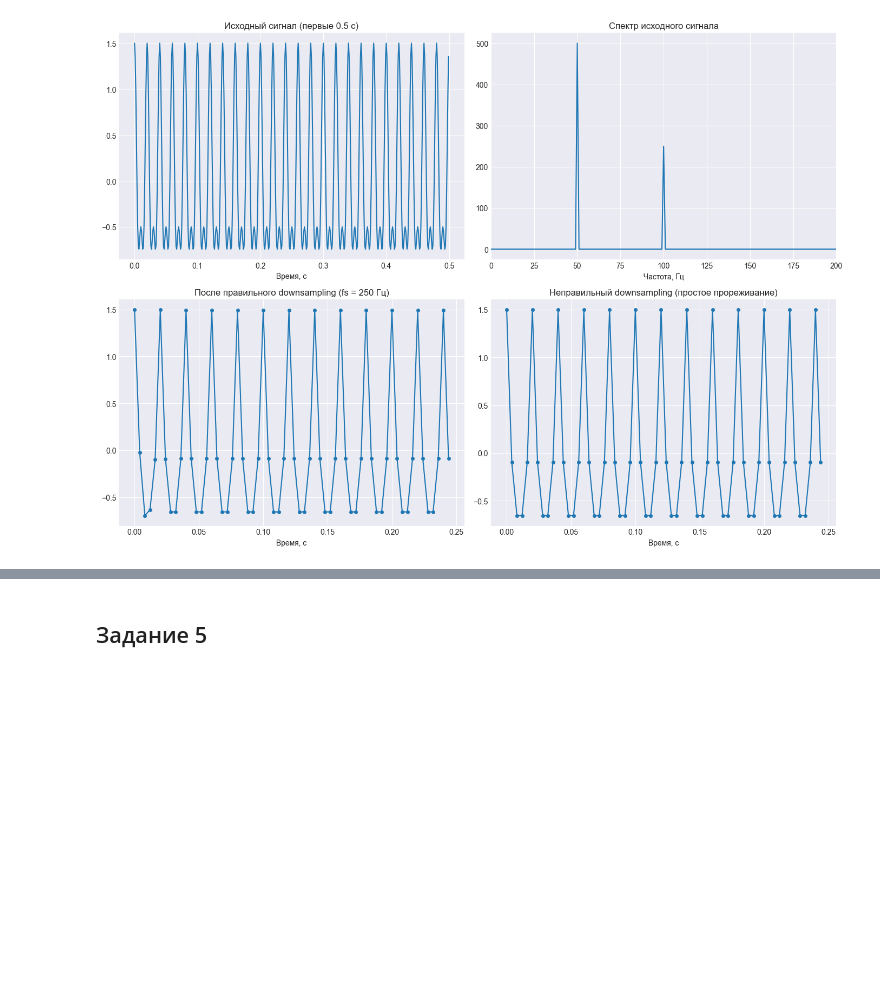
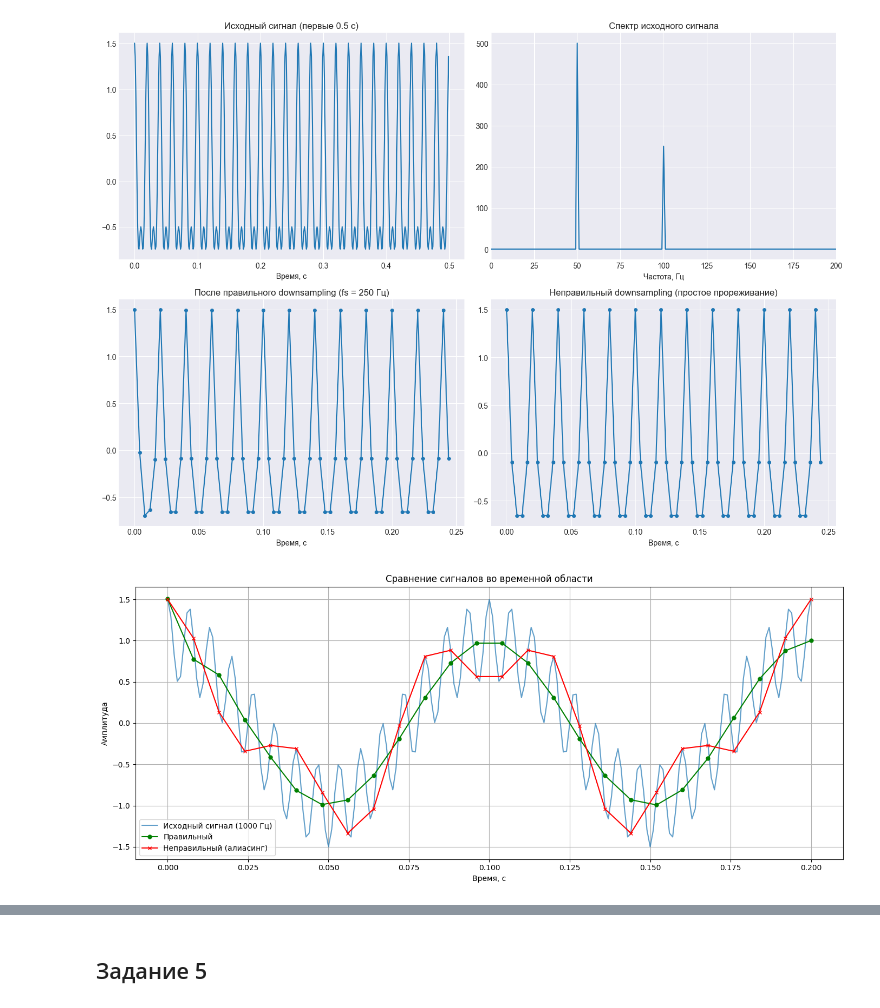
Before and after one commit to KamenevIvan/DPoS, a Jupyter notebook: lab7.ipynb, the cells around one changed output, grey strips where cells are left out. Drawn from its saved outputs; the diff is of its cells as text; code cells hidden in the pictures; blank space fills up the shorter version.

```diff
--- a/lab7.ipynb
+++ b/lab7.ipynb
@@ -317,3 +317,91 @@ plt.tight_layout()
 plt.show()
 # %% [output]
 [figure]
+# %%
+import numpy as np
+import matplotlib.pyplot as plt
+from scipy import signal
+from scipy.fft import fft, fftfreq
+
+
+fs_original = 1000
+t = np.linspace(0, 1, fs_original, endpoint=False)
+f1, f2 = 10, 150
+
+
+original_signal = np.cos(2 * np.pi * f1 * t) + 0.5 * np.cos(2 * np.pi * f2 * t)
+
+
+N = 8
+fs_new = fs_original // N
+nyquist_new = fs_new / 2
+
+
+b, a = signal.butter(8, nyquist_new / (fs_original / 2), btype='low')
+filtered_signal = signal.filtfilt(b, a, original_signal)
+downsampled_correct = filtered_signal[::N]
+t_new = t[::N]
+
+
+downsampled_wrong = original_signal[::N]
+
+
+plt.figure(figsize=(14, 6))
+
+mask = t <= 0.2
+mask_new = t_new <= 0.2
+
+plt.plot(t[mask], original_signal[mask], alpha=0.7, linewidth=1.5,
+         label='Исходный сигнал (1000 Гц)')
+plt.plot(t_new[mask_new], downsampled_correct[mask_new], 'g-o',
+         linewidth=1.5, markersize=5, label='Правильный')
+plt.plot(t_new[mask_new], downsampled_wrong[mask_new], 'r-x',
+         linewidth=1.5, markersize=5, label='Неправильный (алиасинг)')
+
+plt.xlabel('Время, с')
+plt.ylabel('Амплитуда')
+plt.title('Сравнение сигналов во временной области')
+plt.legend()
+plt.grid(True)
+plt.tight_layout()
+plt.show()
+
+
+
+freq_orig = fftfreq(len(original_signal), 1/fs_original)
+spec_orig = np.abs(fft(original_signal))
+
+freq_ds = fftfreq(len(downsampled_correct), 1/fs_new)
+spec_correct = np.abs(fft(downsampled_correct))
+spec_wrong = np.abs(fft(downsampled_wrong))
+
+plt.figure(figsize=(14, 6))
+pos_freq_orig = freq_orig[:len(freq_orig)//2]
+pos_spec_orig = spec_orig[:len(freq_orig)//2]
+pos_freq_ds = freq_ds[:len(freq_ds)//2]
+pos_spec_correct = spec_correct[:len(freq_ds)//2]
+pos_spec_wrong = spec_wrong[:len(freq_ds)//2]
+
+
+plt.plot(pos_freq_orig[pos_freq_orig <= 100],
+         pos_spec_orig[pos_freq_orig <= 100],
+         'k-', linewidth=1.5, label='Спектр исходного сигнала')
+
+
+plt.stem(pos_freq_ds, pos_spec_correct, linefmt='g-', markerfmt='go',
+         basefmt=' ', label='Правильный')
+
+
+plt.stem(pos_freq_ds, pos_spec_wrong, linefmt='r-', markerfmt='rx',
+         basefmt=' ', label='Неправильный')
+
+plt.xlabel('Частота, Гц')
+plt.ylabel('Амплитуда')
+plt.title('Спектры сигналов (0–100 Гц)')
+plt.xlim(0, 100)
+plt.legend()
+plt.grid(True)
+plt.tight_layout()
+plt.show()
+# %% [output]
+[figure, added]
```
Also changed, not shown: parts of 2 cells of this notebook, 1 other file.
